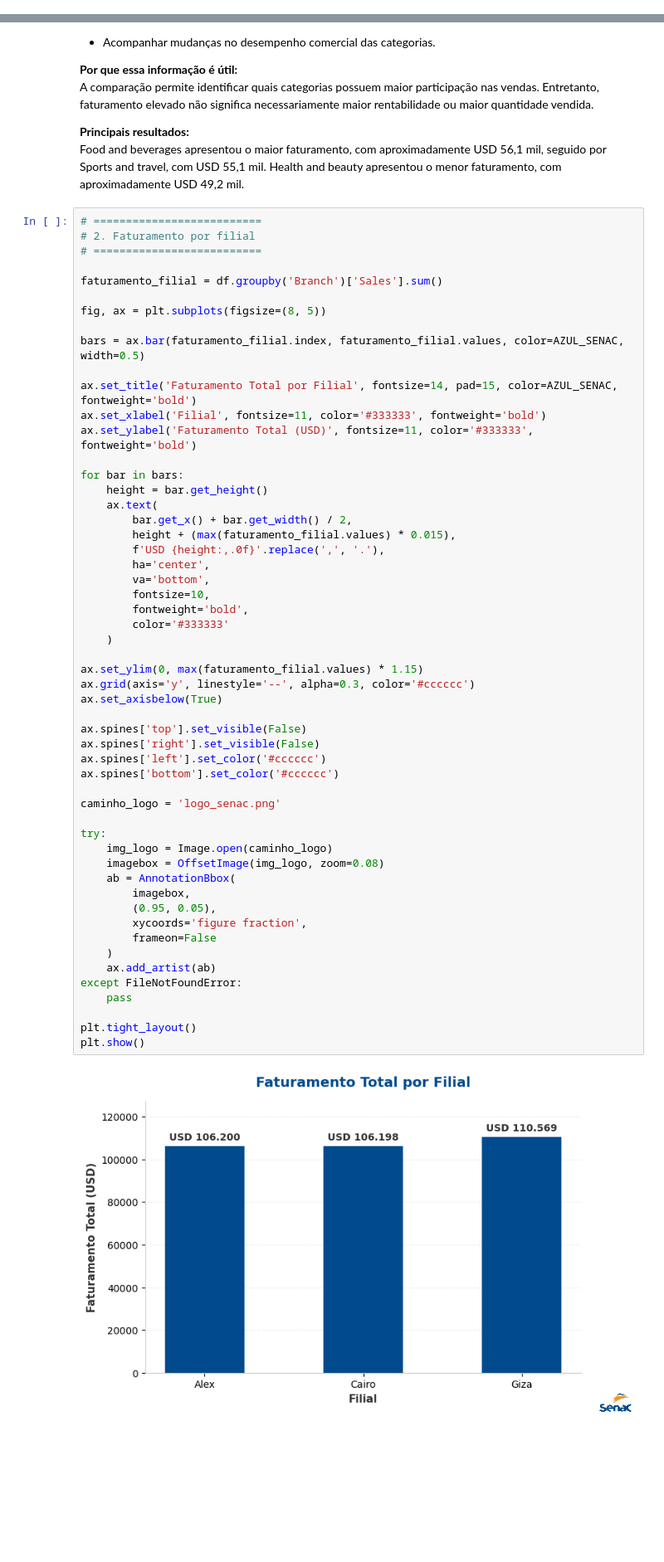
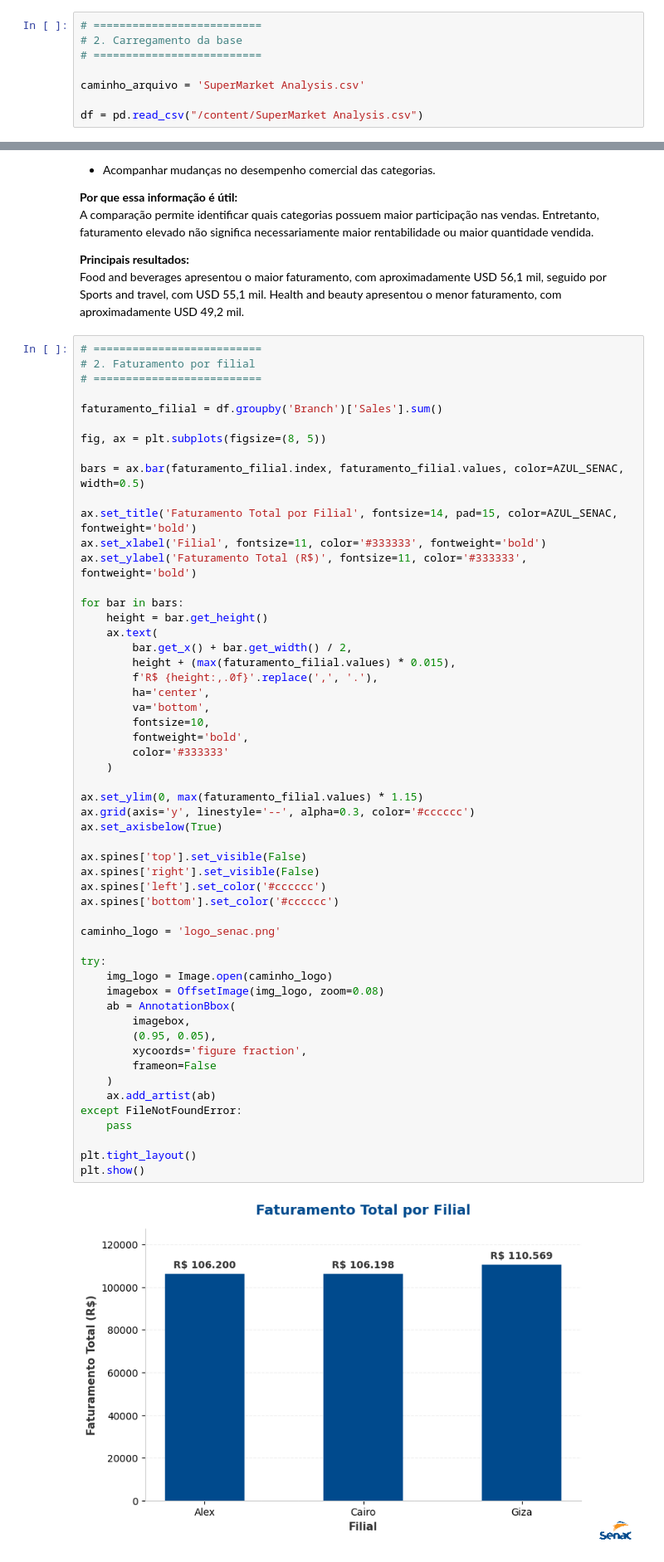
Before and after one commit to DNL139/pi_tec_BD_supermercado, a Jupyter notebook: pi_tec_BD_supermercado.ipynb, the cells around one changed output, grey strips where cells are left out. Shown at 83% size. Saved outputs shown, nothing was run; the diff lists cells and outputs as text; blank space fills up the shorter version.

```diff
--- a/pi_tec_BD_supermercado.ipynb
+++ b/pi_tec_BD_supermercado.ipynb
@@ -82,3 +45,11 @@ Quantidade de colunas: 17
+# %%
+# ==========================
+# 2. Carregamento da base
+# ==========================
+
+caminho_arquivo = 'SuperMarket Analysis.csv'
+
+df = pd.read_csv("/content/SuperMarket Analysis.csv")
 # %%
 # Visualizar primeiras linhas
 df.head()
@@ -461,14 +454,14 @@ bars = ax.bar(faturamento_filial.index, faturamento_filial.values, color=AZUL_SE
 
 ax.set_title('Faturamento Total por Filial', fontsize=14, pad=15, color=AZUL_SENAC, fontweight='bold')
 ax.set_xlabel('Filial', fontsize=11, color='#333333', fontweight='bold')
-ax.set_ylabel('Faturamento Total (USD)', fontsize=11, color='#333333', fontweight='bold')
+ax.set_ylabel('Faturamento Total (R$)', fontsize=11, color='#333333', fontweight='bold')
 
 for bar in bars:
     height = bar.get_height()
     ax.text(
         bar.get_x() + bar.get_width() / 2,
         height + (max(faturamento_filial.values) * 0.015),
-        f'USD {height:,.0f}'.replace(',', '.'),
+        f'R$ {height:,.0f}'.replace(',', '.'),
         ha='center',
         va='bottom',
         fontsize=10,
@@ -476,34 +469,34 @@ for bar in bars:
         color='#333333'
     )
 
 ax.set_ylim(0, max(faturamento_filial.values) * 1.15)
 ax.grid(axis='y', linestyle='--', alpha=0.3, color='#cccccc')
 ax.set_axisbelow(True)
 
 ax.spines['top'].set_visible(False)
 ax.spines['right'].set_visible(False)
 ax.spines['left'].set_color('#cccccc')
 ax.spines['bottom'].set_color('#cccccc')
 
 caminho_logo = 'logo_senac.png'
 
 try:
     img_logo = Image.open(caminho_logo)
     imagebox = OffsetImage(img_logo, zoom=0.08)
     ab = AnnotationBbox(
         imagebox,
         (0.95, 0.05),
         xycoords='figure fraction',
         frameon=False
     )
     ax.add_artist(ab)
 except FileNotFoundError:
     pass
 
 plt.tight_layout()
 plt.show()
 # %% [output]
-[figure, old version]
+[figure, new version]
 # %% [markdown]
 **O que o gráfico mostra:**
 O faturamento total registrado em cada filial durante o período analisado.
```
Also changed, not shown: parts of 7 cells of this notebook.
